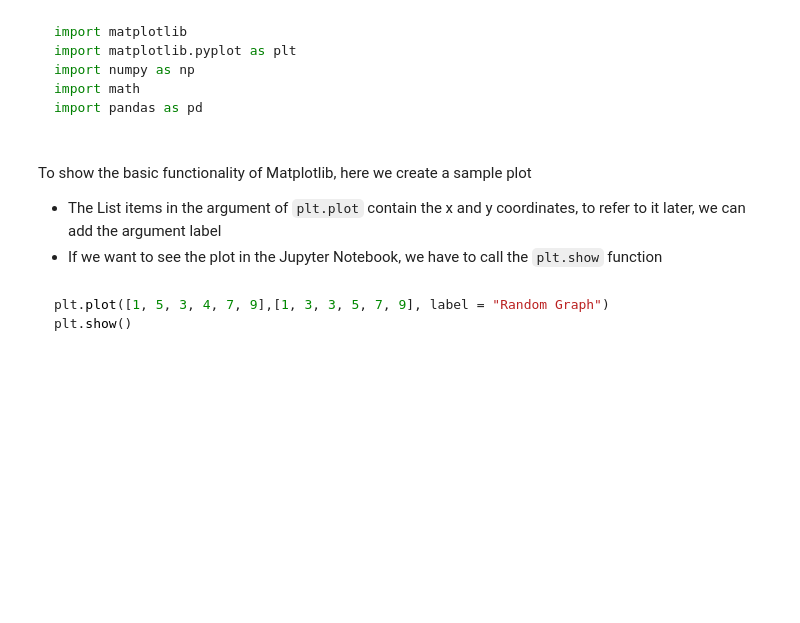
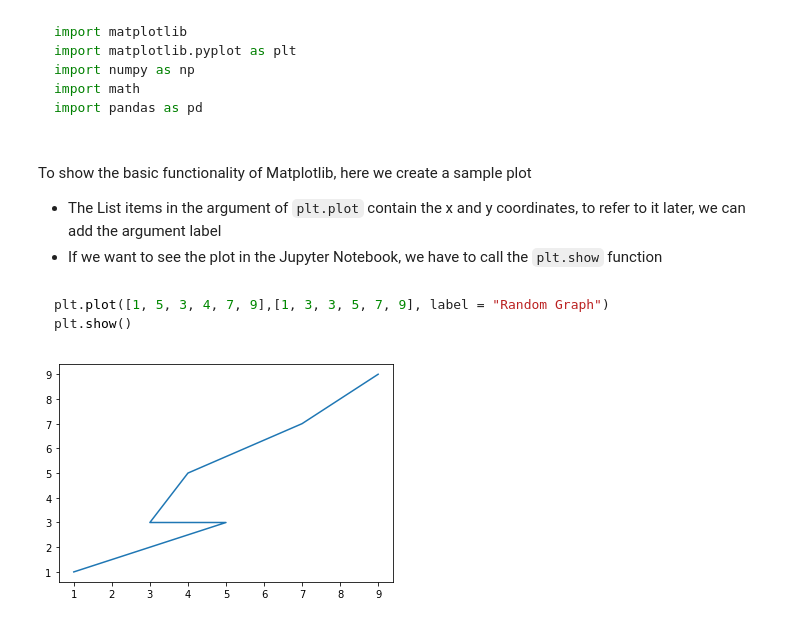
Before and after one commit to andreasalem/ProForQ, a Jupyter notebook: Toturial_Replica.ipynb, the cells around one changed output. Saved outputs shown, nothing was run; the diff lists cells and outputs as text; code cells hidden in the pictures; blank space fills up the shorter version.

````diff
--- a/Toturial_Replica.ipynb
+++ b/Toturial_Replica.ipynb
@@ -199,3 +199,8 @@ To show the basic functionality of Matplotlib, here we create a sample plot
 plt.plot([1, 5, 3, 4, 7, 9],[1, 3, 3, 5, 7, 9], label = "Random Graph")
 plt.show()
 ```
+# %%
+plt.plot([1, 5, 3, 4, 7, 9],[1, 3, 3, 5, 7, 9], label = "Random Graph")
+plt.show()
+# %% [output]
+[figure, added]
````
Also changed, not shown: parts of 5 cells of this notebook.
